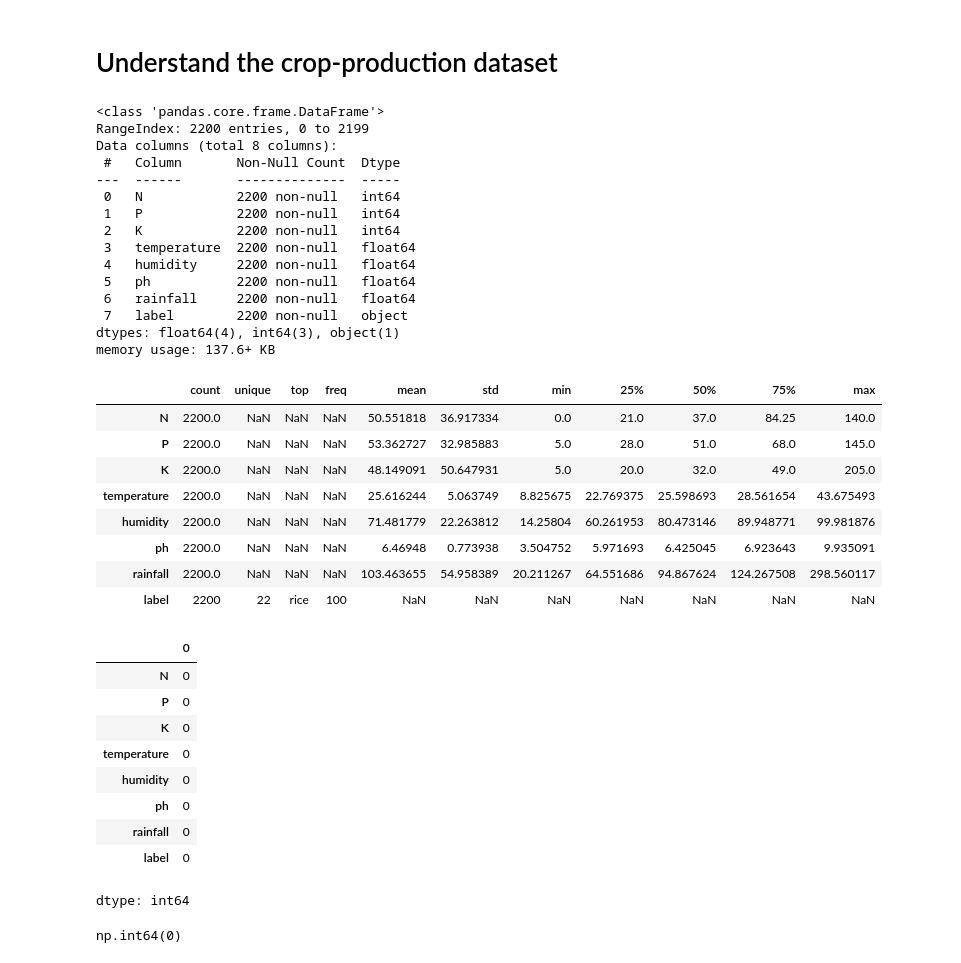
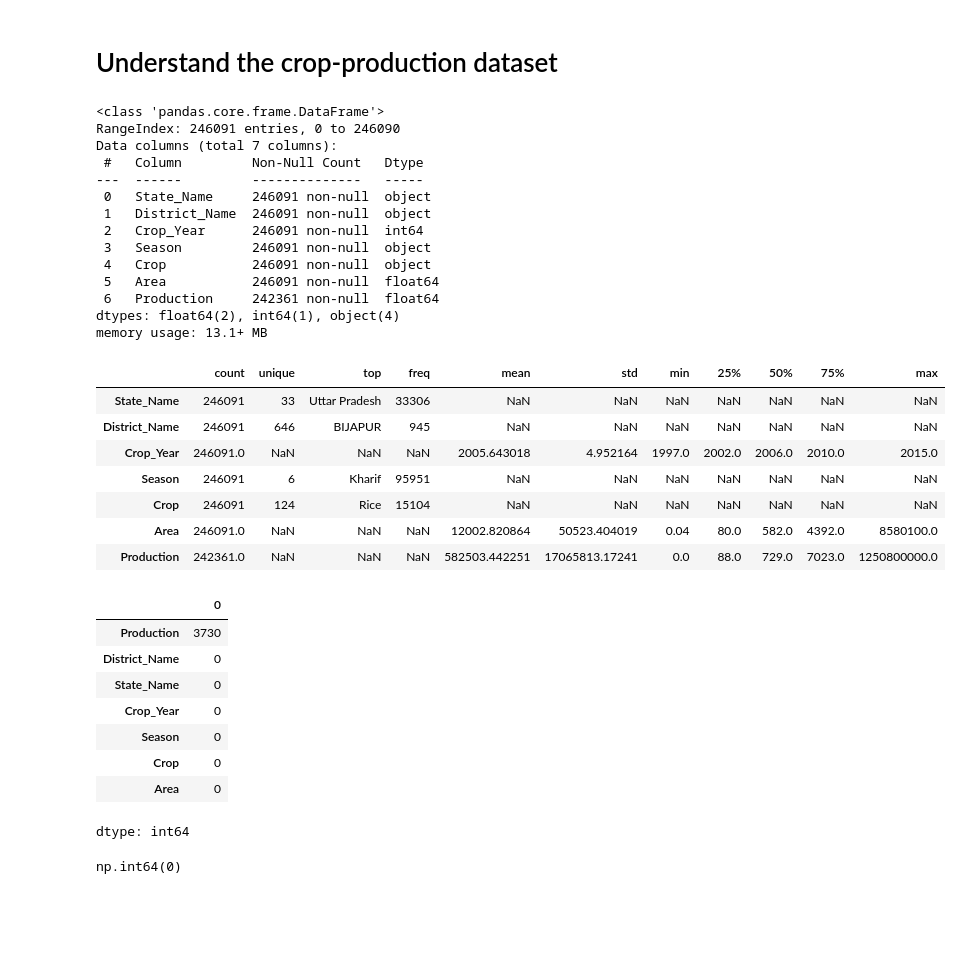
Before and after one commit to Rini43/Agricultural-Intelligence, a Jupyter notebook: crop.ipynb, the cells around one changed output. Saved outputs shown, nothing was run; the diff lists cells and outputs as text; code cells hidden in the pictures; blank space fills up the shorter version.

```diff
--- a/crop.ipynb
+++ b/crop.ipynb
@@ -78,9 +78,9 @@ print(crop_df.columns.tolist())
 # %%
 filepath1 = "https://raw.githubusercontent.com/Rini43/Agricultural-Intelligence/main/data/raw/crop_production.csv"
 
-soil_df = pd.read_csv(filepath1)
+production_df = pd.read_csv(filepath1)
 
-display(soil_df.head(20))
+display(production_df.head(20))
 # %% [output]
 |  | State_Name | District_Name | Crop_Year | Season | Crop | Area | Production |
 | 0 | Andaman and Nicobar Islands | NICOBARS | 2000 | Kharif | Arecanut | 1254.0 | 2000.00 |
@@ -146,48 +146,45 @@ print(weather_df.columns.tolist())
 # %% [markdown]
 # Understand the crop-production dataset
 # %%
-crop_df.info()
+production_df.info()
 # %% [output]
 <class 'pandas.core.frame.DataFrame'>
-RangeIndex: 2200 entries, 0 to 2199
-Data columns (total 8 columns):
- #   Column       Non-Null Count  Dtype
----  ------       --------------  -----
- 0   N            2200 non-null   int64
- 1   P            2200 non-null   int64
- 2   K            2200 non-null   int64
- 3   temperature  2200 non-null   float64
- 4   humidity     2200 non-null   float64
- 5   ph           2200 non-null   float64
- 6   rainfall     2200 non-null   float64
- 7   label        2200 non-null   object
-dtypes: float64(4), int64(3), object(1)
-memory usage: 137.6+ KB
+RangeIndex: 246091 entries, 0 to 246090
+Data columns (total 7 columns):
+ #   Column         Non-Null Count   Dtype
+---  ------         --------------   -----
+ 0   State_Name     246091 non-null  object
+ 1   District_Name  246091 non-null  object
+ 2   Crop_Year      246091 non-null  int64
+ 3   Season         246091 non-null  object
+ 4   Crop           246091 non-null  object
+ 5   Area           246091 non-null  float64
+ 6   Production     242361 non-null  float64
+dtypes: float64(2), int64(1), object(4)
+memory usage: 13.1+ MB
 # %%
-crop_df.describe(include="all").T
+production_df.describe(include="all").T
 # %% [output]
 |  | count | unique | top | freq | mean | std | min | 25% | 50% | 75% | max |
-| N | 2200.0 | NaN | NaN | NaN | 50.551818 | 36.917334 | 0.0 | 21.0 | 37.0 | 84.25 | 140.0 |
-| P | 2200.0 | NaN | NaN | NaN | 53.362727 | 32.985883 | 5.0 | 28.0 | 51.0 | 68.0 | 145.0 |
-| K | 2200.0 | NaN | NaN | NaN | 48.149091 | 50.647931 | 5.0 | 20.0 | 32.0 | 49.0 | 205.0 |
-| temperature | 2200.0 | NaN | NaN | NaN | 25.616244 | 5.063749 | 8.825675 | 22.769375 | 25.598693 | 28.561654 | 43.675493 |
-| humidity | 2200.0 | NaN | NaN | NaN | 71.481779 | 22.263812 | 14.25804 | 60.261953 | 80.473146 | 89.948771 | 99.981876 |
-| ph | 2200.0 | NaN | NaN | NaN | 6.46948 | 0.773938 | 3.504752 | 5.971693 | 6.425045 | 6.923643 | 9.935091 |
-| rainfall | 2200.0 | NaN | NaN | NaN | 103.463655 | 54.958389 | 20.211267 | 64.551686 | 94.867624 | 124.267508 | 298.560117 |
-| label | 2200 | 22 | rice | 100 | NaN | NaN | NaN | NaN | NaN | NaN | NaN |
+| State_Name | 246091 | 33 | Uttar Pradesh | 33306 | NaN | NaN | NaN | NaN | NaN | NaN | NaN |
+| District_Name | 246091 | 646 | BIJAPUR | 945 | NaN | NaN | NaN | NaN | NaN | NaN | NaN |
+| Crop_Year | 246091.0 | NaN | NaN | NaN | 2005.643018 | 4.952164 | 1997.0 | 2002.0 | 2006.0 | 2010.0 | 2015.0 |
+| Season | 246091 | 6 | Kharif | 95951 | NaN | NaN | NaN | NaN | NaN | NaN | NaN |
+| Crop | 246091 | 124 | Rice | 15104 | NaN | NaN | NaN | NaN | NaN | NaN | NaN |
+| Area | 246091.0 | NaN | NaN | NaN | 12002.820864 | 50523.404019 | 0.04 | 80.0 | 582.0 | 4392.0 | 8580100.0 |
+| Production | 242361.0 | NaN | NaN | NaN | 582503.442251 | 17065813.17241 | 0.0 | 88.0 | 729.0 | 7023.0 | 1250800000.0 |
 # %%
 # Check missing values
-crop_df.isnull().sum().sort_values(ascending=False)
+production_df.isnull().sum().sort_values(ascending=False)
 # %% [output]
 |  | 0 |
-| N | 0 |
-| P | 0 |
-| K | 0 |
-| temperature | 0 |
-| humidity | 0 |
-| ph | 0 |
-| rainfall | 0 |
-| label | 0 |
+| Production | 3730 |
+| District_Name | 0 |
+| State_Name | 0 |
+| Crop_Year | 0 |
+| Season | 0 |
+| Crop | 0 |
+| Area | 0 |
 dtype: int64
 # %%
 # Check duplicates
```
Also changed, not shown: parts of 26 cells of this notebook.
